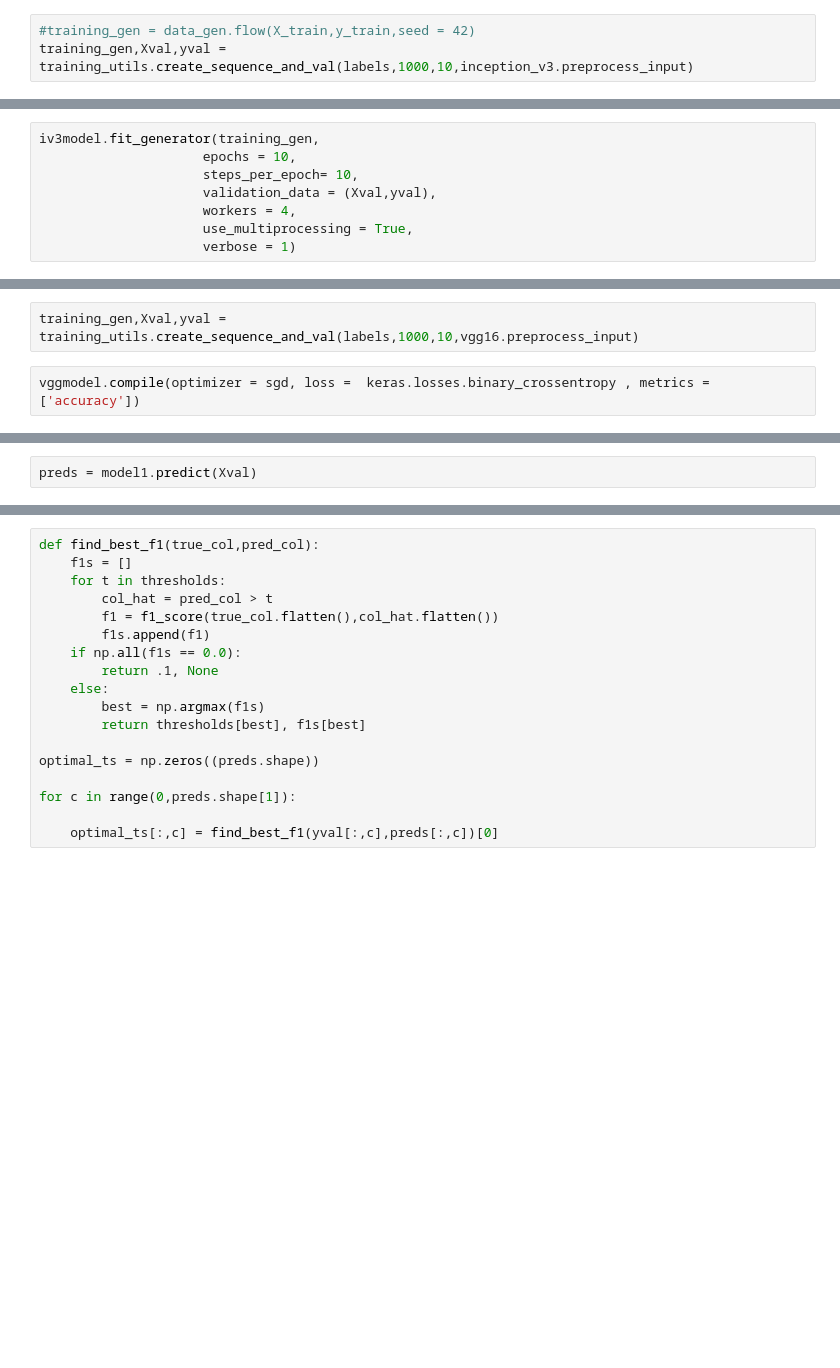
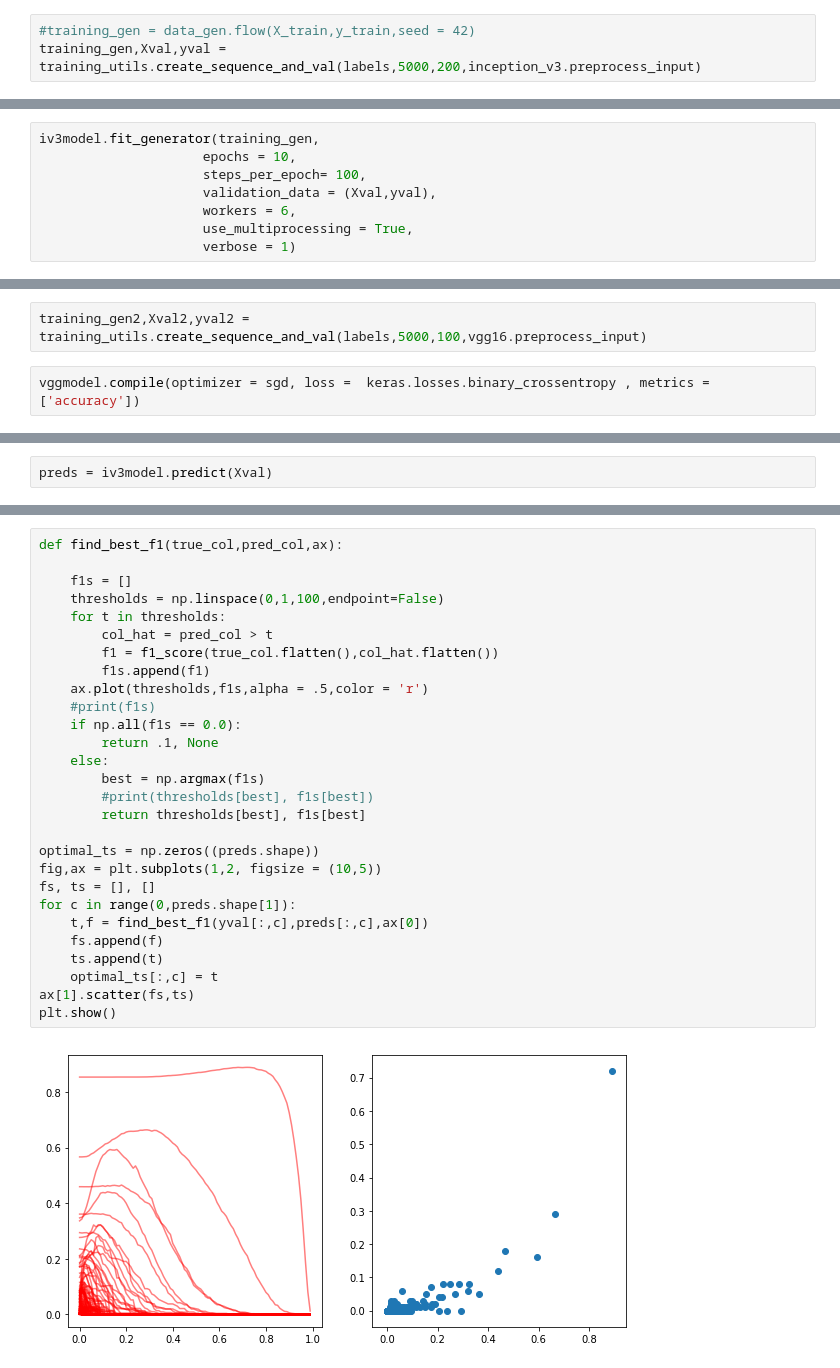
Before and after one commit to GougeC/iMaterialist_Challenge, a Jupyter notebook: Simple_Model.ipynb, the cells around one changed output, grey strips where cells are left out. Cells and saved outputs as stored; diff of their text form; blank space fills up the shorter version.

```diff
--- a/Simple_Model.ipynb
+++ b/Simple_Model.ipynb
@@ -69,6 +84,6 @@ sgd = keras.optimizers.SGD(lr = .01, decay = .00001)
 #adam = keras.optimizers.Adam(lr = .001, decay = .00001)
 # %%
 #training_gen = data_gen.flow(X_train,y_train,seed = 42)
-training_gen,Xval,yval = training_utils.create_sequence_and_val(labels,1000,10,inception_v3.preprocess_input)
+training_gen,Xval,yval = training_utils.create_sequence_and_val(labels,5000,200,inception_v3.preprocess_input)
 # %%
 iv3model.compile(optimizer = sgd, loss =  keras.losses.binary_crossentropy , metrics = ['accuracy'])
@@ -75,9 +96,9 @@ iv3model.compile(optimizer = sgd, loss =  keras.losses.binary_crossentropy , met
 # %%
 iv3model.fit_generator(training_gen,
                      epochs = 10,
-                     steps_per_epoch= 10,
+                     steps_per_epoch= 100,
                      validation_data = (Xval,yval),
-                     workers = 4,
+                     workers = 6,
                      use_multiprocessing = True,
                      verbose = 1)
 # %% [output]
@@ -93,5 +130,5 @@ sgd = keras.optimizers.SGD(lr = .01, decay = .00001)
 # %%
-training_gen,Xval,yval = training_utils.create_sequence_and_val(labels,1000,10,vgg16.preprocess_input)
+training_gen2,Xval2,yval2 = training_utils.create_sequence_and_val(labels,5000,100,vgg16.preprocess_input)
 # %%
 vggmodel.compile(optimizer = sgd, loss =  keras.losses.binary_crossentropy , metrics = ['accuracy'])
 # %%
@@ -111,2 +169,2 @@ Caused by op 'block1_conv1_1/convolution', defined at:
 # %%
-preds = model1.predict(Xval)
+preds = iv3model.predict(Xval)
@@ -121,18 +171,30 @@ preds.shape
 # %%
-def find_best_f1(true_col,pred_col):
+def find_best_f1(true_col,pred_col,ax):
+
     f1s = []
+    thresholds = np.linspace(0,1,100,endpoint=False)
     for t in thresholds:
         col_hat = pred_col > t
         f1 = f1_score(true_col.flatten(),col_hat.flatten())
         f1s.append(f1)
+    ax.plot(thresholds,f1s,alpha = .5,color = 'r')
+    #print(f1s)
     if np.all(f1s == 0.0):
         return .1, None
     else:
         best = np.argmax(f1s)
+        #print(thresholds[best], f1s[best])
         return thresholds[best], f1s[best]
 
 optimal_ts = np.zeros((preds.shape))
-
+fig,ax = plt.subplots(1,2, figsize = (10,5))
+fs, ts = [], []
 for c in range(0,preds.shape[1]):
-
-    optimal_ts[:,c] = find_best_f1(yval[:,c],preds[:,c])[0]
+    t,f = find_best_f1(yval[:,c],preds[:,c],ax[0])
+    fs.append(f)
+    ts.append(t)
+    optimal_ts[:,c] = t
+ax[1].scatter(fs,ts)
+plt.show()
+# %% [output]
+[figure, added]
```
Also changed, not shown: parts of 20 cells of this notebook, 2 other files.
